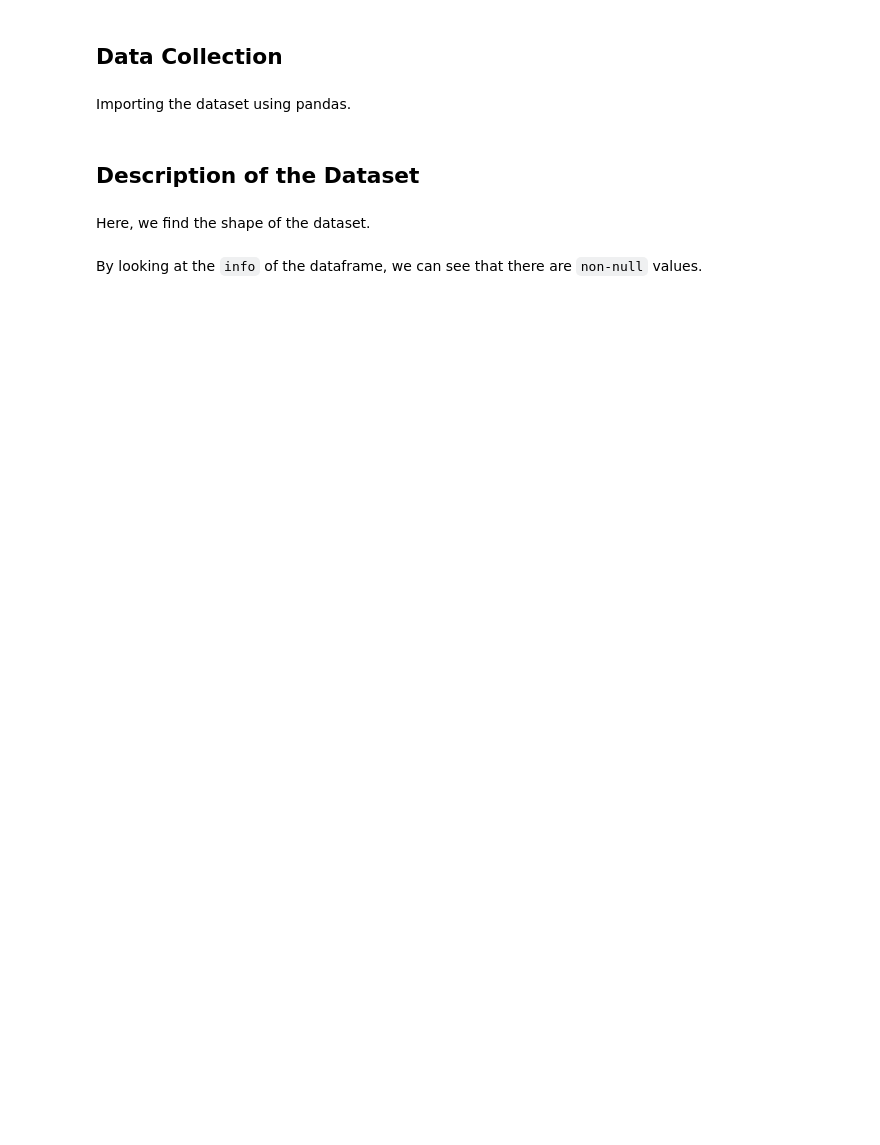
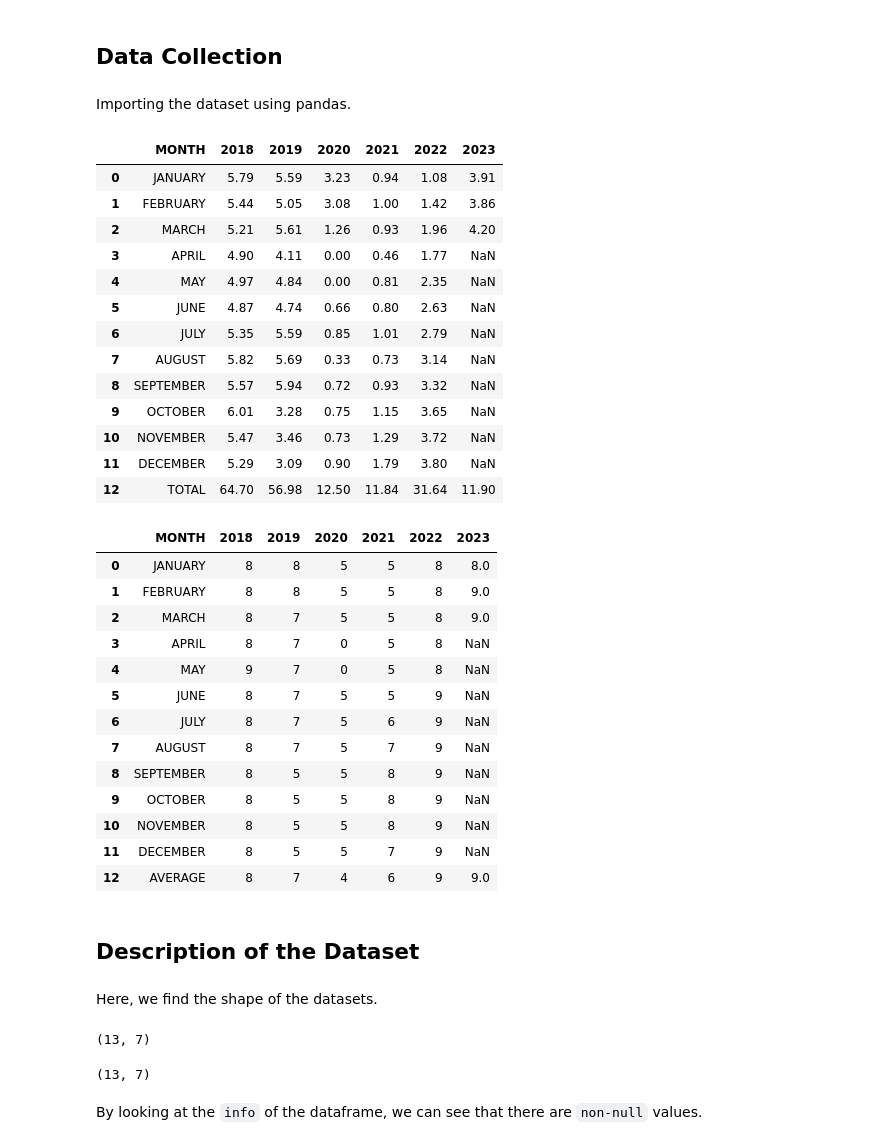
Before and after one commit to AGR-Yes/LRT-KPI, a Jupyter notebook: main.ipynb, the cells around one changed output. Cells and saved outputs as stored; diff of their text form; code cells hidden in the pictures; blank space fills up the shorter version.

```diff
--- a/main.ipynb
+++ b/main.ipynb
@@ -49,9 +40,49 @@ df.head()
+# %%
+traffic_df = pd.read_csv("datasets\passenger_traffic.csv")
+peak_df = pd.read_csv("datasets\peak_hour_trainsets_running.csv")
+
+display(traffic_df, peak_df)
+# %% [output]
+|  | MONTH | 2018 | 2019 | 2020 | 2021 | 2022 | 2023 |
+| 0 | JANUARY | 5.79 | 5.59 | 3.23 | 0.94 | 1.08 | 3.91 |
+| 1 | FEBRUARY | 5.44 | 5.05 | 3.08 | 1.00 | 1.42 | 3.86 |
+| 2 | MARCH | 5.21 | 5.61 | 1.26 | 0.93 | 1.96 | 4.20 |
+| 3 | APRIL | 4.90 | 4.11 | 0.00 | 0.46 | 1.77 | NaN |
+| 4 | MAY | 4.97 | 4.84 | 0.00 | 0.81 | 2.35 | NaN |
+| 5 | JUNE | 4.87 | 4.74 | 0.66 | 0.80 | 2.63 | NaN |
+| 6 | JULY | 5.35 | 5.59 | 0.85 | 1.01 | 2.79 | NaN |
+| 7 | AUGUST | 5.82 | 5.69 | 0.33 | 0.73 | 3.14 | NaN |
+| 8 | SEPTEMBER | 5.57 | 5.94 | 0.72 | 0.93 | 3.32 | NaN |
+| 9 | OCTOBER | 6.01 | 3.28 | 0.75 | 1.15 | 3.65 | NaN |
+| 10 | NOVEMBER | 5.47 | 3.46 | 0.73 | 1.29 | 3.72 | NaN |
+| 11 | DECEMBER | 5.29 | 3.09 | 0.90 | 1.79 | 3.80 | NaN |
+| 12 | TOTAL | 64.70 | 56.98 | 12.50 | 11.84 | 31.64 | 11.90 |
+|  | MONTH | 2018 | 2019 | 2020 | 2021 | 2022 | 2023 |
+| 0 | JANUARY | 8 | 8 | 5 | 5 | 8 | 8.0 |
+| 1 | FEBRUARY | 8 | 8 | 5 | 5 | 8 | 9.0 |
+| 2 | MARCH | 8 | 7 | 5 | 5 | 8 | 9.0 |
+| 3 | APRIL | 8 | 7 | 0 | 5 | 8 | NaN |
+| 4 | MAY | 9 | 7 | 0 | 5 | 8 | NaN |
+| 5 | JUNE | 8 | 7 | 5 | 5 | 9 | NaN |
+| 6 | JULY | 8 | 7 | 5 | 6 | 9 | NaN |
+| 7 | AUGUST | 8 | 7 | 5 | 7 | 9 | NaN |
+| 8 | SEPTEMBER | 8 | 5 | 5 | 8 | 9 | NaN |
+| 9 | OCTOBER | 8 | 5 | 5 | 8 | 9 | NaN |
+| 10 | NOVEMBER | 8 | 5 | 5 | 8 | 9 | NaN |
+| 11 | DECEMBER | 8 | 5 | 5 | 7 | 9 | NaN |
+| 12 | AVERAGE | 8 | 7 | 4 | 6 | 9 | 9.0 |
 # %% [markdown]
 ## **Description of the Dataset**
 # %% [markdown]
-Here, we find the shape of the dataset.
+Here, we find the shape of the datasets.
 # %%
-df.shape
+traffic_df.shape
+# %% [output]
+(13, 7)
+# %%
+peak_df.shape
+# %% [output]
+(13, 7)
 # %% [markdown]
 By looking at the `info` of the dataframe, we can see that there are `non-null` values.
 # %%
```
Also changed, not shown: parts of 34 cells of this notebook.
